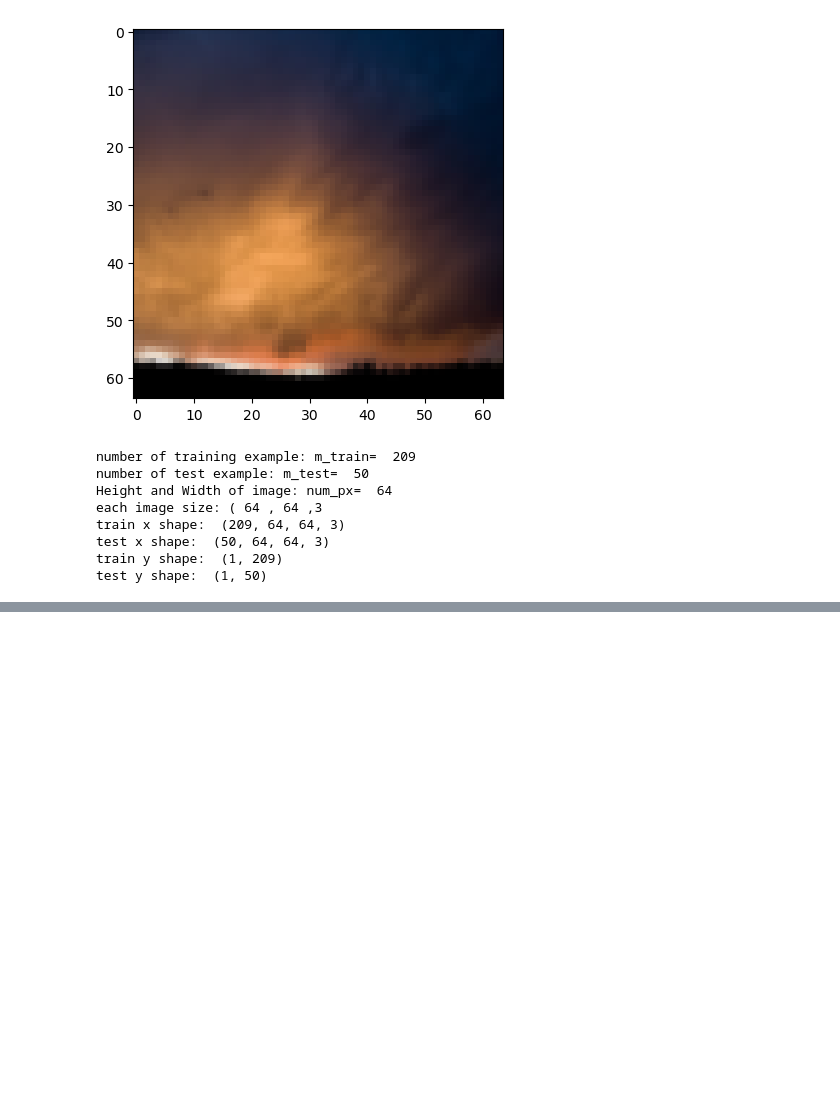
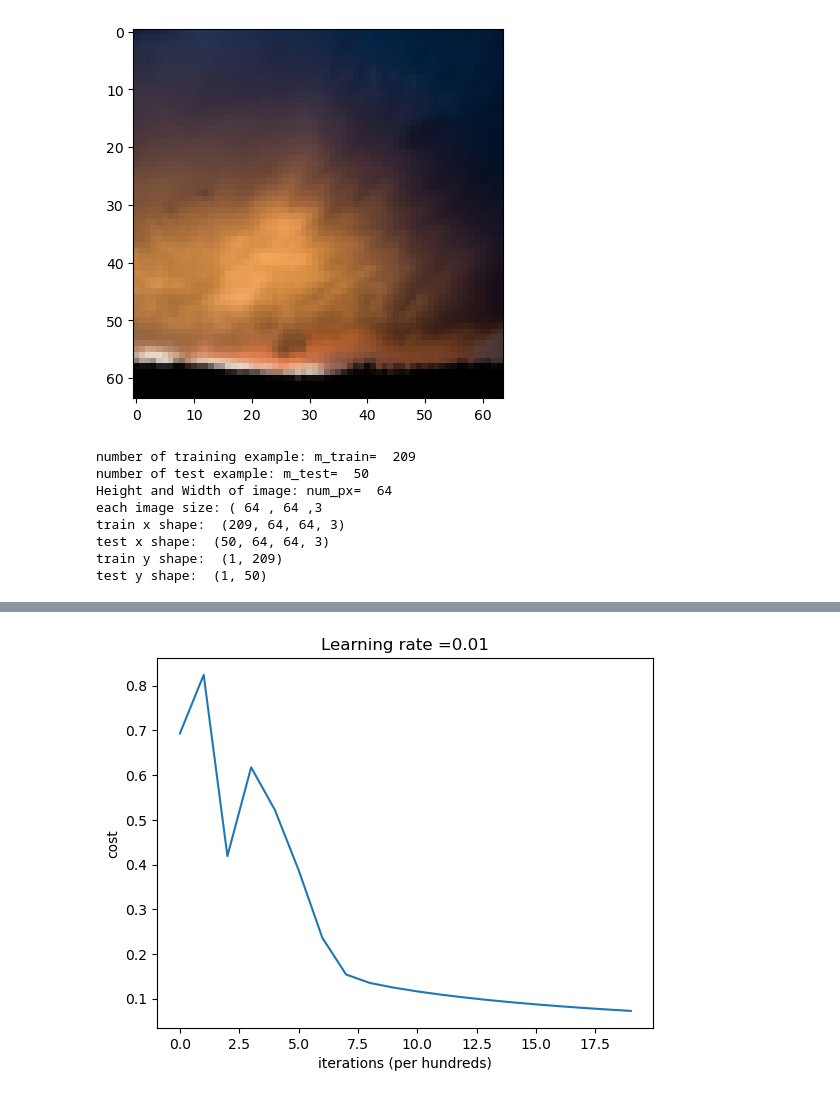
Before and after one commit to HardikBhardava/DeepLearning, a Jupyter notebook: NeuralNetwork/Week_2/Binary_classification.ipynb, the cells around one changed output, grey strips where cells are left out. Saved outputs shown, nothing was run; the diff lists cells and outputs as text; code cells hidden in the pictures; blank space fills up the shorter version.

```diff
--- a/NeuralNetwork/Week_2/Binary_classification.ipynb
+++ b/NeuralNetwork/Week_2/Binary_classification.ipynb
@@ -47,0 +72,33 @@ test y shape:  (1, 50)
+# %%
+#initialize the parameters weight "w" and bias "b"
+def initialize_with_zero(dim):
+    """ dim = size of the weight vector we want """
+
+    w = np.zeros((dim,1))
+    b = 0
+
+    return w, b
+# %%
+#forward propagation
+
+def propagate(w, b, X, Y):
+
+    # m is a sample size
+    m = X.shape[1]
+
+    a = sigmoid(np.dot(w.T, X) + b)
+    cost = -(1/m)*( np.sum( (Y*np.log(a))  +  ( (1-Y)*np.log(1-a)) ) )
+
+    #backward propagation
+
+    dw = 1/m*(np.dot(X,np.subtract(a,Y).T))
+    db = 1/m*(np.sum(np.subtract(a,Y)))
+
+
+    cost = np.squeeze(np.array(cost))
+
+
+    grads = {"dw": dw,
+             "db": db}
+
+    return grads, cost
@@ -47,0 +234,3 @@ test y shape:  (1, 50)
+# %%
+#run the model on our training data set X
+logistic_regression_model = model(train_set_x, train_set_y, test_set_x, test_set_y, num_iterations=2000, learning_rate=0.01, print_cost=True)
@@ -47,0 +263,10 @@ test y shape:  (1, 50)
+# %%
+# Plot learning curve (with costs)
+costs = np.squeeze(logistic_regression_model['costs'])
+plt.plot(costs)
+plt.ylabel('cost')
+plt.xlabel('iterations (per hundreds)')
+plt.title("Learning rate =" + str(logistic_regression_model["learning_rate"]))
+plt.show()
+# %% [output]
+[figure, added]
```
Also changed, not shown: parts of 10 cells of this notebook.
